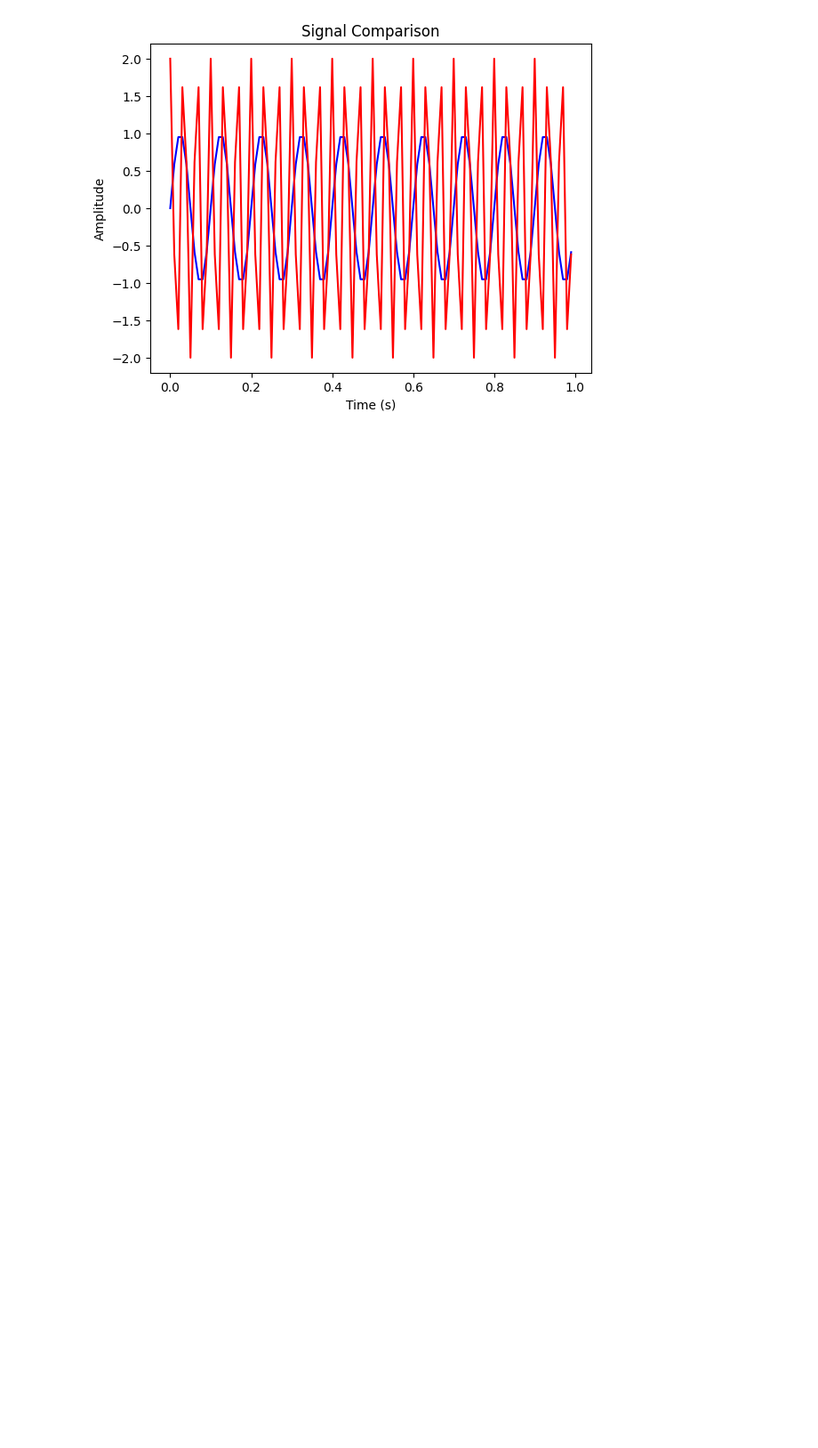
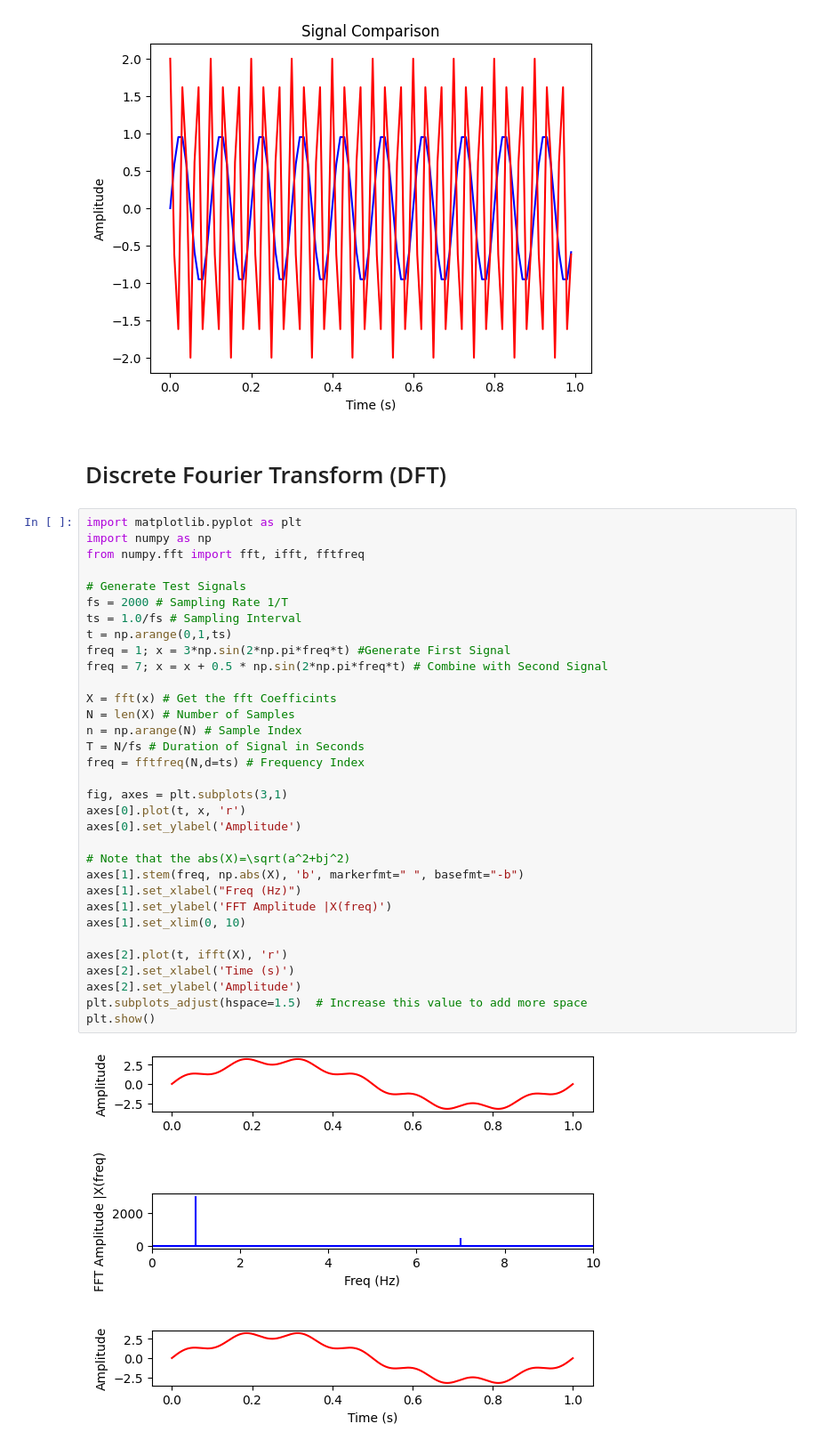
Before and after one commit to XixWISExiX/Neural-Data-Science, a Jupyter notebook: Classwork/SignalBasics.ipynb, the cells around one changed output. Shown: that part at 89% size. Cells and saved outputs as stored; diff of their text form; blank space fills up the shorter version.

Commit message:
DFT charts added

```diff
--- a/Classwork/SignalBasics.ipynb
+++ b/Classwork/SignalBasics.ipynb
@@ -26,3 +26,40 @@ plt.title('Signal Comparison')
 plt.show()
 # %% [output]
 [figure]
+# %% [markdown]
+# Discrete Fourier Transform (DFT)
+# %%
+import matplotlib.pyplot as plt
+import numpy as np
+from numpy.fft import fft, ifft, fftfreq
+
+# Generate Test Signals
+fs = 2000 # Sampling Rate 1/T
+ts = 1.0/fs # Sampling Interval
+t = np.arange(0,1,ts)
+freq = 1; x = 3*np.sin(2*np.pi*freq*t) #Generate First Signal
+freq = 7; x = x + 0.5 * np.sin(2*np.pi*freq*t) # Combine with Second Signal
+
+X = fft(x) # Get the fft Coefficints
+N = len(X) # Number of Samples
+n = np.arange(N) # Sample Index
+T = N/fs # Duration of Signal in Seconds
+freq = fftfreq(N,d=ts) # Frequency Index
+
+fig, axes = plt.subplots(3,1)
+axes[0].plot(t, x, 'r')
+axes[0].set_ylabel('Amplitude')
+
+# Note that the abs(X)=\sqrt(a^2+bj^2)
+axes[1].stem(freq, np.abs(X), 'b', markerfmt=" ", basefmt="-b")
+axes[1].set_xlabel("Freq (Hz)")
+axes[1].set_ylabel('FFT Amplitude |X(freq)')
+axes[1].set_xlim(0, 10)
+
+axes[2].plot(t, ifft(X), 'r')
+axes[2].set_xlabel('Time (s)')
+axes[2].set_ylabel('Amplitude')
+plt.subplots_adjust(hspace=1.5)  # Increase this value to add more space
+plt.show()
+# %% [output]
+[figure, added]
```
Also changed, not shown: parts of 4 cells of this notebook.
